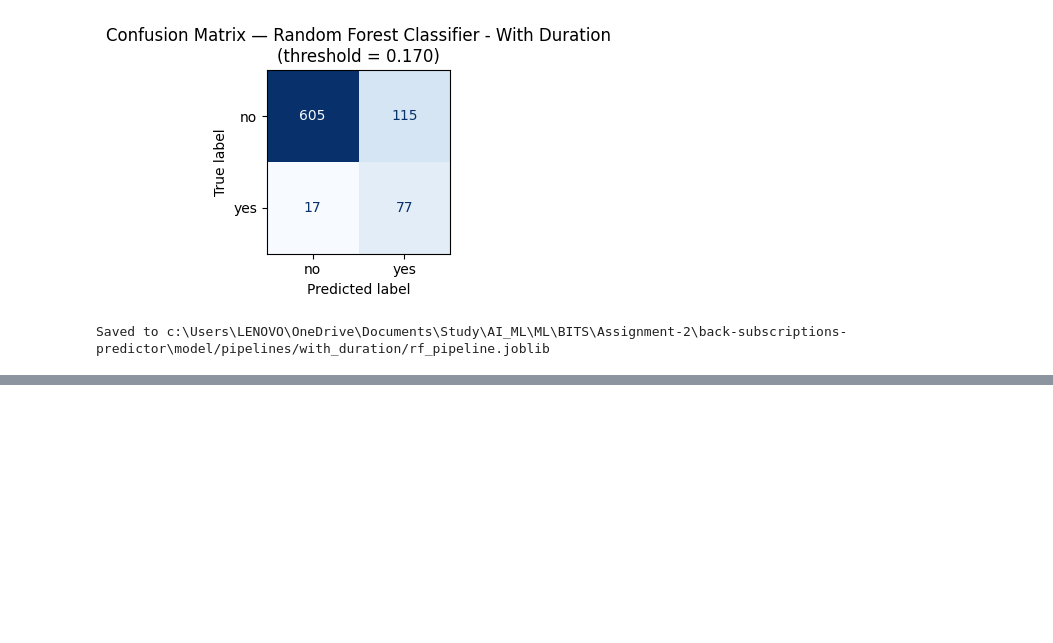
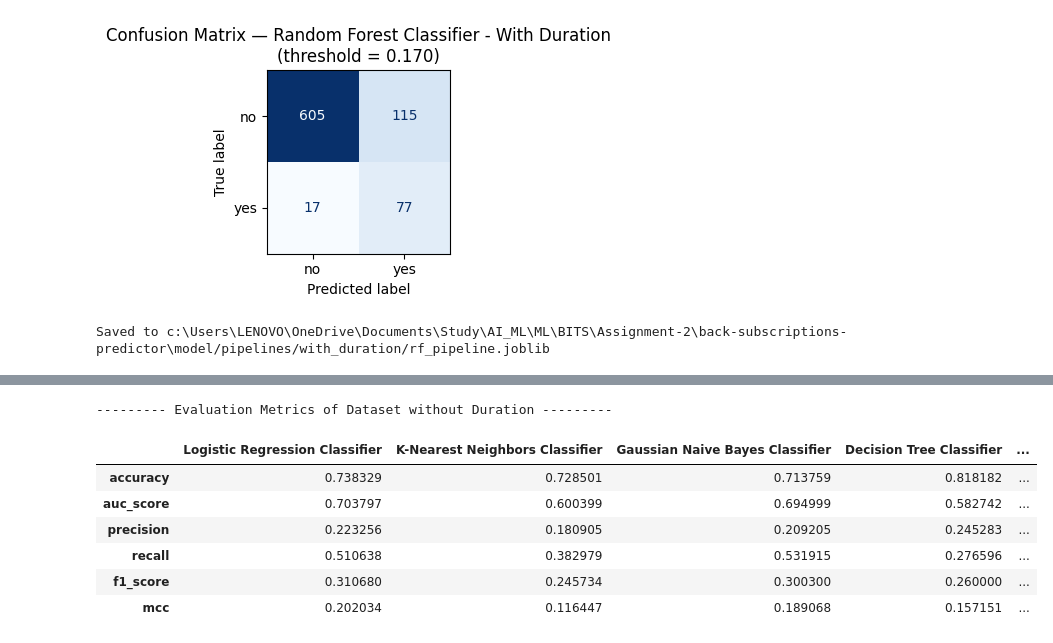
Before and after one commit to dustycoder-sayan/bank-subscriptions-predictor, a Jupyter notebook: model/bank_subscription_classifiers.ipynb, the cells around one changed output, grey strips where cells are left out. Drawn from its saved outputs; the diff is of its cells as text; code cells hidden in the pictures; blank space fills up the shorter version.

```diff
--- a/model/bank_subscription_classifiers.ipynb
+++ b/model/bank_subscription_classifiers.ipynb
@@ -1252,0 +1306,22 @@ Saved to c:\Users\LENOVO\OneDrive\Documents\Study\AI_ML\ML\BITS\Assignment-2\bac
+# %%
+# Without duration
+
+collated_metrics_without_duration = {
+    "Logistic Regression Classifier": logistic_regression_evaluation_metrics_without_duration[0],
+    "K-Nearest Neighbors Classifier": knn_evaluation_metrics_without_duration[0],
+    "Gaussian Naive Bayes Classifier": gnb_evaluation_metrics_without_duration[0],
+    "Decision Tree Classifier": dt_evaluation_metrics_without_duration[0],
+    "Random Forest Classifier": rf_evaluation_metrics_without_duration[0]
+}
+
+print("--------- Evaluation Metrics of Dataset without Duration ---------")
+pd.DataFrame(collated_metrics_without_duration).drop(index="threshold", errors="ignore")
+# %% [output]
+--------- Evaluation Metrics of Dataset without Duration ---------
+|  | Logistic Regression Classifier | K-Nearest Neighbors Classifier | Gaussian Naive Bayes Classifier | Decision Tree Classifier | ... |
+| accuracy | 0.738329 | 0.728501 | 0.713759 | 0.818182 | ... |
+| auc_score | 0.703797 | 0.600399 | 0.694999 | 0.582742 | ... |
+| precision | 0.223256 | 0.180905 | 0.209205 | 0.245283 | ... |
+| recall | 0.510638 | 0.382979 | 0.531915 | 0.276596 | ... |
+| f1_score | 0.310680 | 0.245734 | 0.300300 | 0.260000 | ... |
+| mcc | 0.202034 | 0.116447 | 0.189068 | 0.157151 | ... |
```
Also changed, not shown: parts of 4 cells of this notebook.
